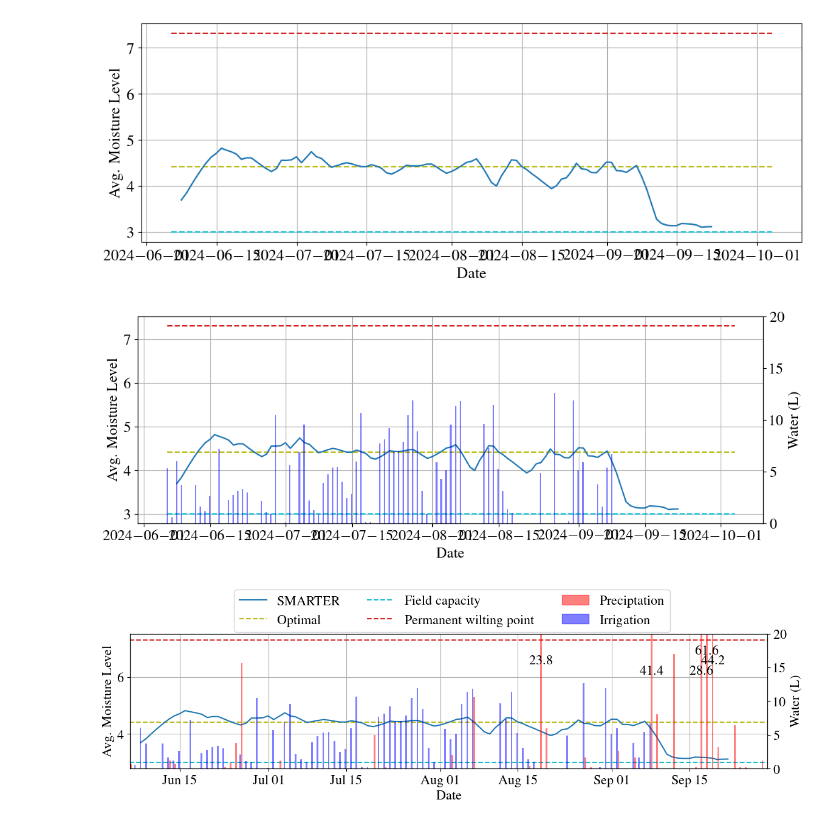
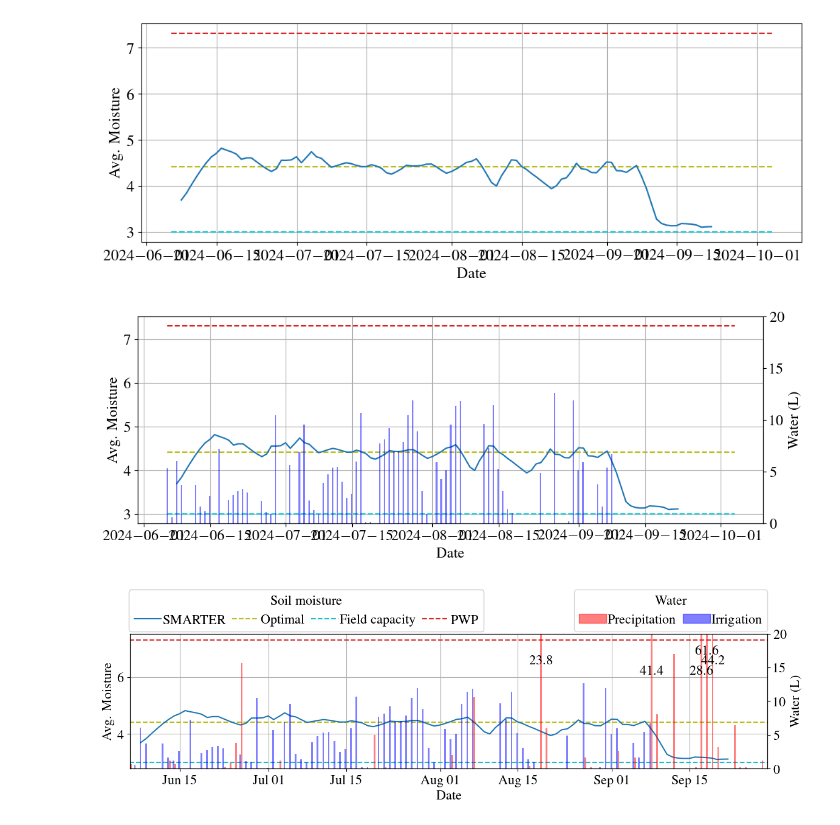
Before and after one commit to ManuelePasini/criteria_results, a Jupyter notebook: CSAG_smart_irrigation.ipynb, the cells around one changed output. Drawn from its saved outputs; the diff is of its cells as text; code cells hidden in the pictures.

Commit message:
update charts

```diff
--- a/CSAG_smart_irrigation.ipynb
+++ b/CSAG_smart_irrigation.ipynb
@@ -30,14 +30,14 @@ rolling(subset)
 
 line1, = axs.plot(subset['timestamp'], subset['actual'], label="SMARTER", color="tab:blue", ls="-")
 line2, = axs.plot(df['timestamp'], df['Field capacity'], label=f'Field capacity', color="tab:cyan", ls="--")
-line3, = axs.plot(df['timestamp'], df['Very dry'], label=f'Permanent wilting point', color="tab:red", ls="--")
+line3, = axs.plot(df['timestamp'], df['Very dry'], label=f'PWP', color="tab:red", ls="--")
 axs.set_xlabel('Date')
-axs.set_ylabel('Avg. Moisture Level')
+axs.set_ylabel('Avg. Moisture')
 axs.grid(True)
 plt.setp(axs.get_xticklabels(), rotation=0, ha="center", rotation_mode="anchor")
 print()
 # %% [output]
-[figure, old version]
+[figure, new version]
 # %%
 df = pd.read_csv('/home/field_data/ancarani_r_advice_timestamp.csv')
 df['timestamp'] = pd.to_datetime(df['timestamp'], unit='s')
@@ -53,7 +53,7 @@ ax2.set_ylim([0, 20])
 
 fig
 # %% [output]
-[figure, old version]
+[figure, new version]
 # %%
 
 import matplotlib.dates as mdates
@@ -62,36 +62,40 @@ persist=True
 def save(fig, f, persist=True):
   for ext in ['svg', 'pdf']:
     fig.savefig(f'/home/results/{f}.{ext}')
 
 df_piogge = pd.read_csv('/home/field_data/ancarani_piogge.csv')
 df_piogge['timestamp'] = pd.to_datetime(df_piogge['timestamp'], unit='s')
 df_piogge = df_piogge.sort_values('timestamp')
 df_piogge[df_piogge["sum"] > 20].apply(lambda dff: ax2.text(dff["timestamp"] + pd.Timedelta(hours=offset), 17 - 1.5 * (dff["timestamp"].day % 3), dff["sum"], color='black', ha='center'), axis=1)
 
 ax2.bar(df_piogge["timestamp"] + pd.Timedelta(hours=offset), df_piogge["sum"], bar_width, label='Precipitation', color='red', alpha=0.5)
 axs.set_xlim([df["timestamp"].min(), df["timestamp"].max()])
 
 # axs.legend(ncol=3, fancybox=False, shadow=False, loc="upper center", bbox_to_anchor=(0.5, 0.88), prop={'size': 9})
 
 legend_elements = []
 import matplotlib.patches as mpatches
 for line in [line1, line4, line2, line3]:  #line3,
     legend_elements.append(line)
-rect = mpatches.Patch(color='red', alpha=0.5, label='Preciptation')
+rect = mpatches.Patch(color='red', alpha=0.5, label='Precipitation')
 legend_elements.append(rect)
 rect = mpatches.Patch(color='blue', alpha=0.5, label='Irrigation')
 legend_elements.append(rect)
 # Restituisce gli elementi della legenda aggiornata
 
 # Aggiunge una legenda comune tra il titolo e i grafici in due righe
 fig.gca().xaxis.set_major_formatter(mdates.DateFormatter('%b %d'))
 fig.tight_layout(rect=[0, 0, 1, 0.83])  # Lascia spazio sufficiente per la legenda
-fig.legend(legend_elements, [line.get_label() for line in legend_elements], loc='upper center', bbox_to_anchor=(0.5, 0.96), ncol=3)  # ncol=(len(legend_elements) + 1) // 2,  # Calcola automaticamente il numero di colonne per due righe
+
+# Create a legend for the first line.
+first_legend = fig.legend(legend_elements[:-2], [line.get_label() for line in legend_elements[:-2]], loc='upper center', bbox_to_anchor=(0.3, 0.96), columnspacing=0.5, ncol=4, title="Soil moisture", handletextpad=0.1)  # ncol=(len(legend_elements) + 1) // 2,  # Calcola automaticamente il numero di colonne per due righe
+axs.add_artist(first_legend)
+fig.legend(legend_elements[-2:], [line.get_label() for line in legend_elements[-2:]], loc='upper center', bbox_to_anchor=(0.8, 0.96), columnspacing=0.5, ncol=2, title="Water", handletextpad=0.1)  # ncol=(len(legend_elements) + 1) // 2,  # Calcola automaticamente il numero di colonne per due righe
 
 save(fig, 'ancarani_attuale_ottimo_T0_T1-1', persist)
 fig
 # %% [output]
-[figure, old version]
+[figure, new version]
 # %%
 import pandas as pd
 import matplotlib.pyplot as plt
```
Also changed, not shown: parts of 2 cells of this notebook, 24 other files.
